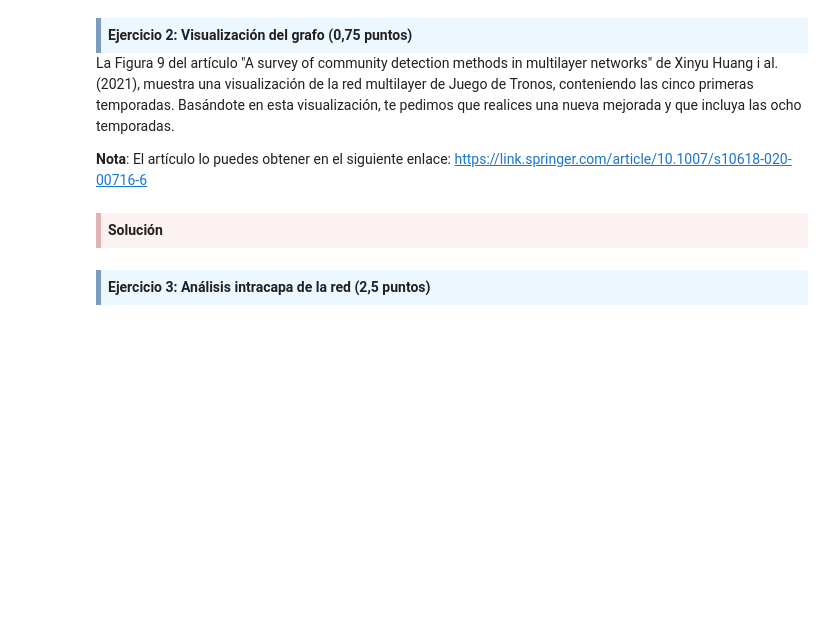
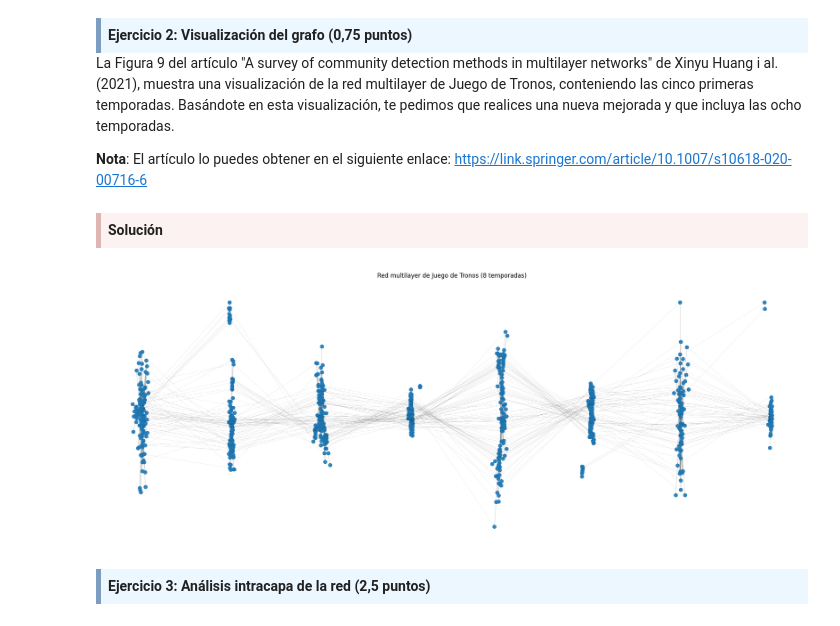
Before and after one commit to franchi2412/RedesComplejasPEC3, a Jupyter notebook: M2.876_PEC3-Enunciado.ipynb, the cells around one changed output. Drawn from its saved outputs; the diff is of its cells as text; code cells hidden in the pictures; blank space fills up the shorter version.

```diff
--- a/M2.876_PEC3-Enunciado.ipynb
+++ b/M2.876_PEC3-Enunciado.ipynb
@@ -124,6 +173,58 @@ La Figura 9 del artículo "A survey of community detection methods in multilayer
 <div style="background-color: #fcf2f2; border-color: #dfb5b4; border-left: 5px solid #dfb5b4; padding: 0.5em;">
 <strong>Solución</strong>
 </div>
+# %%
+# Parámetros de visualización
+layer_spacing = 10  # Espacio horizontal entre temporadas
+node_color = "#1f78b4"
+edge_color = "gray"
+node_size = 50
+alpha_edges = 0.3
+alpha_nodes = 0.9
+
+# Crear figura
+plt.figure(figsize=(20, 8))
+
+# Diccionario para almacenar posiciones por nodo por temporada
+node_positions = {}
+
+# Visualizar cada grafo con desplazamiento horizontal por temporada
+for season, G in season_graphs.items():
+    # Calcular layout
+    pos = nx.spring_layout(G, seed=season)  # Fijar semilla para reproducibilidad
+
+    # Desplazar nodos horizontalmente según la temporada
+    for node in pos:
+        pos[node][0] += (season - 1) * layer_spacing
+
+    # Guardar posición para posibles enlaces intercapa
+    node_positions[season] = pos
+
+    # Dibujar nodos y aristas
+    nx.draw_networkx_edges(G, pos, edge_color=edge_color, alpha=alpha_edges)
+    nx.draw_networkx_nodes(G, pos, node_color=node_color, alpha=alpha_nodes, node_size=node_size)
+
+# Dibujar enlaces intercapa entre mismos nodos en temporadas consecutivas
+for season in range(1, 8):  # De la temporada 1 a la 7
+    G1 = season_graphs[season]
+    G2 = season_graphs[season + 1]
+    common_nodes = set(G1.nodes).intersection(G2.nodes)
+
+    for node in common_nodes:
+        pos1 = node_positions[season][node]
+        pos2 = node_positions[season + 1][node]
+        plt.plot([pos1[0], pos2[0]], [pos1[1], pos2[1]], color="black", linewidth=0.5, alpha=0.1)
+
+# Ajustes finales
+plt.title("Red multilayer de Juego de Tronos (8 temporadas)")
+plt.axis('off')
+plt.tight_layout()
+
+# Guardar como imagen
+plt.savefig("grafo_multilayer_got.png", dpi=300, bbox_inches="tight")
+plt.show()
+# %% [output]
+[figure, added]
 # %% [markdown]
 <div style="background-color: #EDF7FF; border-color: #7C9DBF; border-left: 5px solid #7C9DBF; padding: 0.5em;">
 <strong>Ejercicio 3: Análisis intracapa de la red (2,5 puntos) </strong>
```
Also changed, not shown: parts of 8 cells of this notebook, 3 other files.
